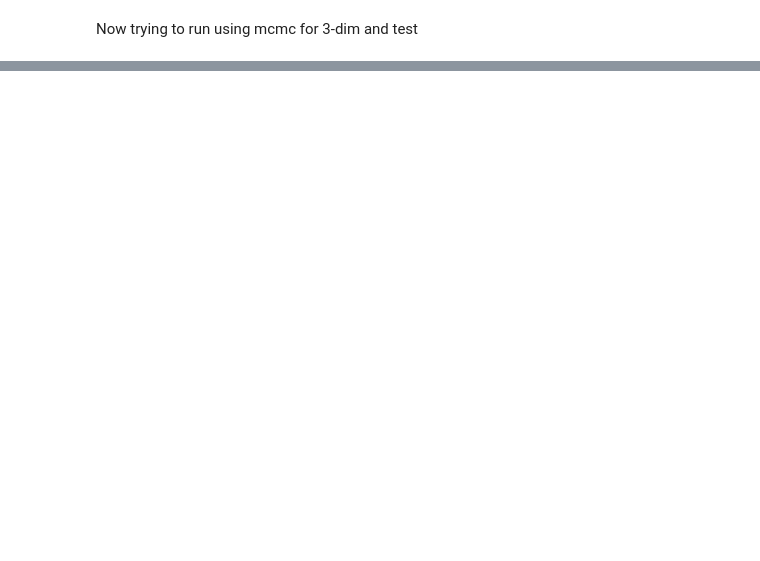
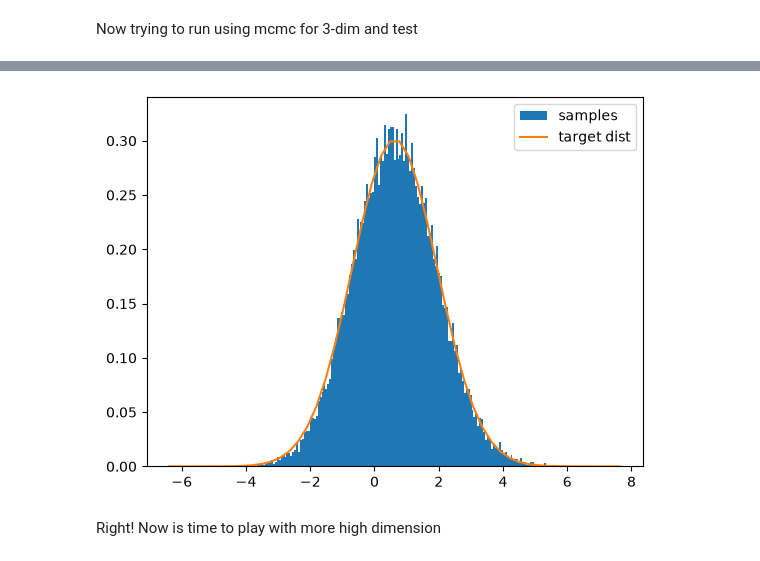
Before and after one commit to saobangmath/MiniProject-PhD-, a Jupyter notebook: MCMC/MCMC.ipynb, the cells around one changed output, grey strips where cells are left out. Saved outputs shown, nothing was run; the diff lists cells and outputs as text; code cells hidden in the pictures; blank space fills up the shorter version.

```diff
--- a/MCMC/MCMC.ipynb
+++ b/MCMC/MCMC.ipynb
@@ -656,0 +671,6 @@ Cool our samples generated by mcmc passed our test! Let's see for the acceptance
+# %%
+plot_util(samples, mean, var)
+# %% [output]
+[figure, added]
+# %% [markdown]
+Right! Now is time to play with more high dimension
```
Also changed, not shown: parts of 25 cells of this notebook.
